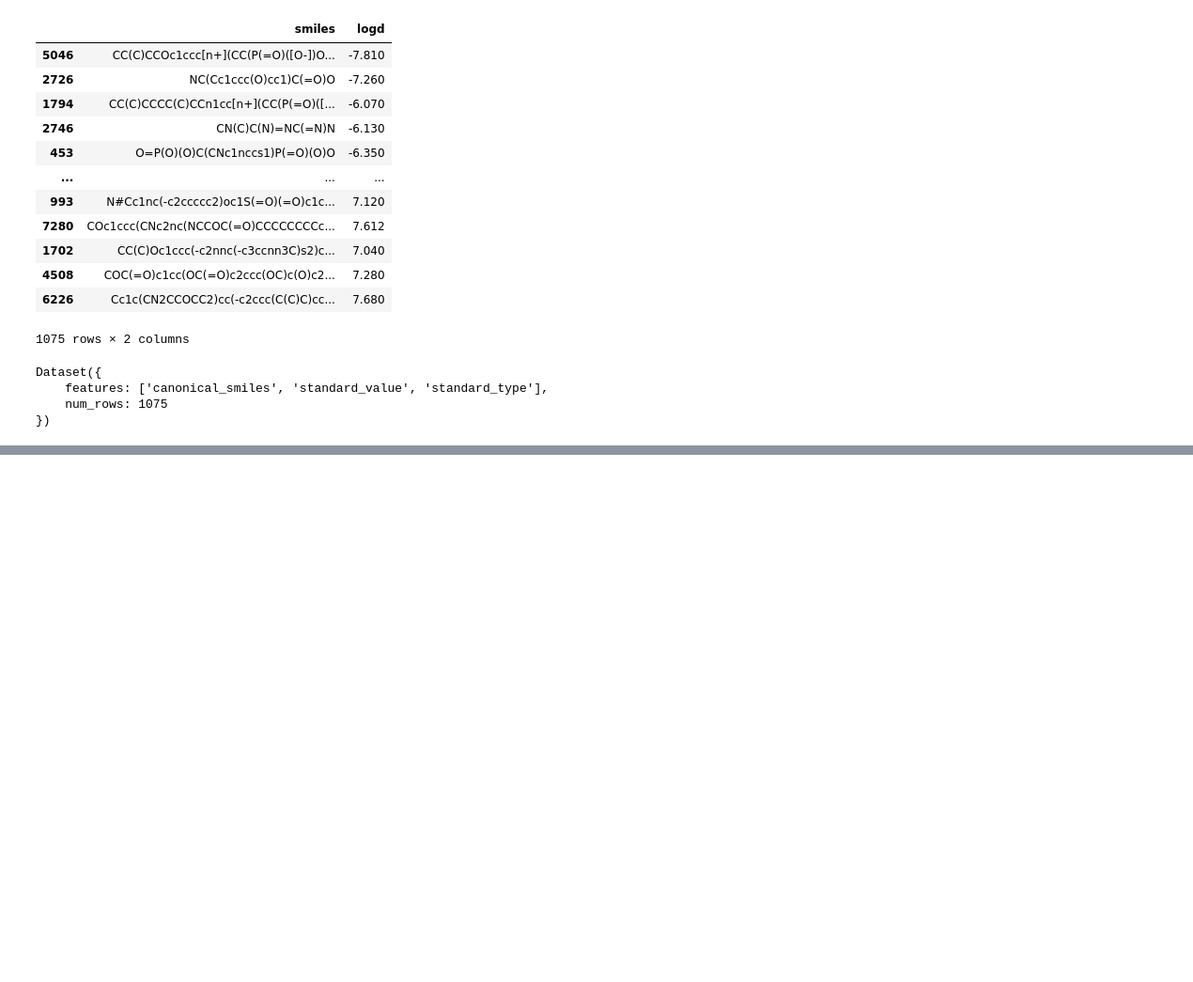
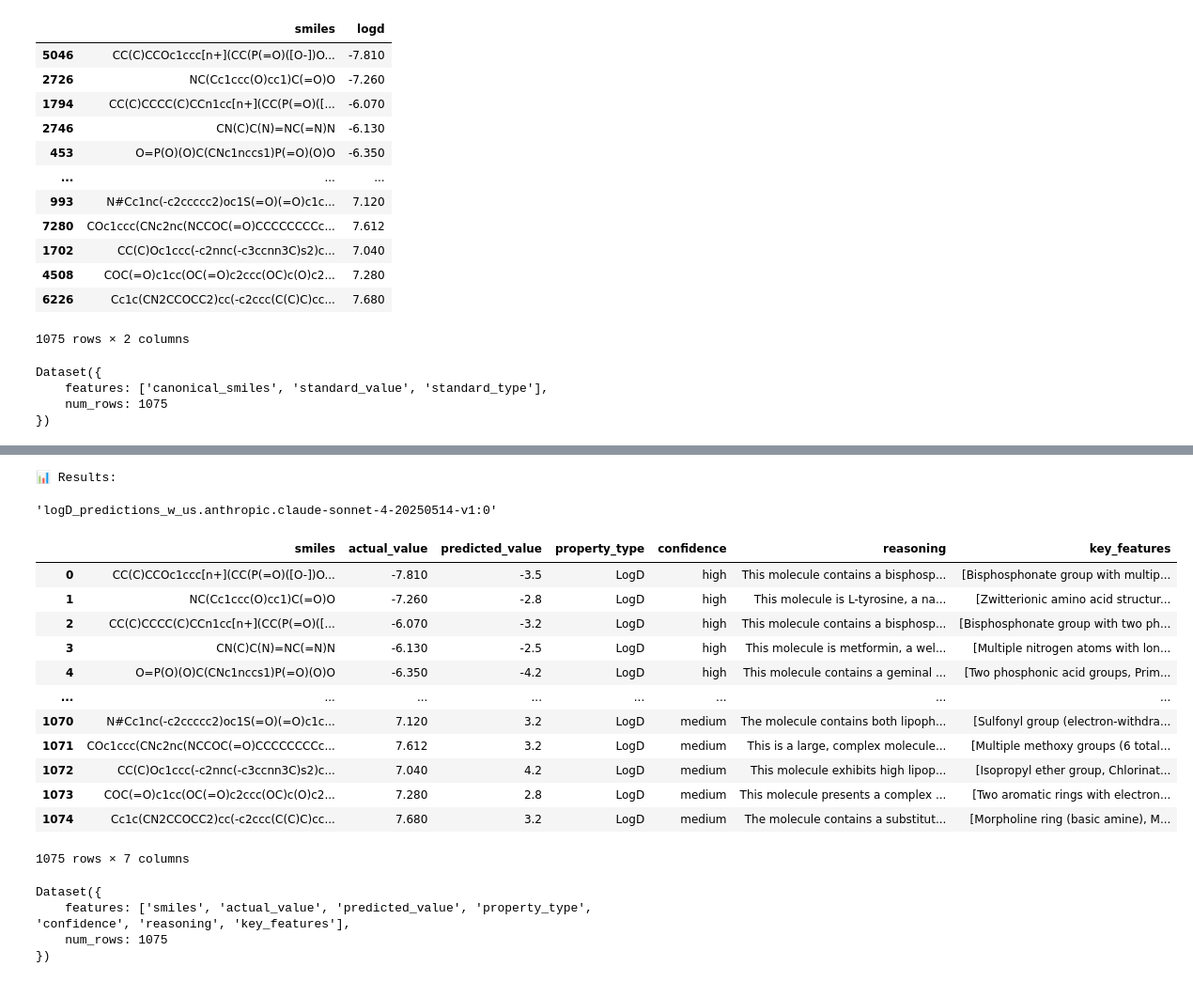
Before and after one commit to leelasd/GraphGen, a Jupyter notebook: bespokelabs-curator/learn-curator.ipynb, the cells around one changed output, grey strips where cells are left out. Shown at 94% size. Drawn from its saved outputs; the diff is of its cells as text; code cells hidden in the pictures; blank space fills up the shorter version.

```diff
--- a/bespokelabs-curator/learn-curator.ipynb
+++ b/bespokelabs-curator/learn-curator.ipynb
@@ -10,8 +10,13 @@ from pathlib import Path
 from typing import List, Dict
 import litellm
 litellm.drop_params = True
-
-
 import os
+os.environ["AWS_PROFILE"] = "genai"
 os.environ["CURATOR_VIEWER"] = "1"
 os.environ["BESPOKE_API_KEY"] = "bespoke-9ff97e97445794907bec5ef8d57fd925da61e8ba7586c17ec2dca4bdffb87b9b"
+
+#model_name = "bedrock/us.anthropic.claude-3-7-sonnet-20250219-v1:0"
+#model_name = "bedrock/us.amazon.nova-micro-v1:0"  # Does not work
+#model_name = "bedrock/us.amazon.nova-lite-v1:0" # Does not work
+#model_name = "bedrock/us.amazon.nova-pro-v1:0"
+model_name = "bedrock/us.anthropic.claude-sonnet-4-20250514-v1:0" # Works with careful backend params
@@ -161,0 +178,13 @@ predictor = PropertyPredictor(
+# %%
+# Solution 1: Add timeout and retry configuration
+import time
+
+# Configure the predictor with timeout and retry settings
+predictor = PropertyPredictor(
+    model_name=model_name,
+    backend="litellm",
+    backend_params={
+        "max_requests_per_minute": 180,        # 10% buffer under 200 RPM limit
+        "seconds_to_pause_on_rate_limit": 60   # Wait 1 minute on rate limit
+    }
+)
@@ -183,9 +276,37 @@ Generating predictions...
 # %%
 print("\n📊 Results:")
 logD_dataset_df = results.dataset.to_pandas()
+# %% [output]
+📊 Results:
+# %%
+fname_suffix = f'logD_predictions_w_{model_name.split("/")[1]}'
+# %%
+fname_suffix
+# %% [output]
+'logD_predictions_w_us.anthropic.claude-sonnet-4-20250514-v1:0'
 # %%
+logD_dataset_df.to_csv(fname_suffix +'.csv')
 logD_dataset_df
+# %% [output]
+|  | smiles | actual_value | predicted_value | property_type | confidence | reasoning | key_features |
+| 0 | CC(C)CCOc1ccc[n+](CC(P(=O)([O-])O... | -7.810 | -3.5 | LogD | high | This molecule contains a bisphosp... | [Bisphosphonate group with multip... |
+| 1 | NC(Cc1ccc(O)cc1)C(=O)O | -7.260 | -2.8 | LogD | high | This molecule is L-tyrosine, a na... | [Zwitterionic amino acid structur... |
+| 2 | CC(C)CCCC(C)CCn1cc[n+](CC(P(=O)([... | -6.070 | -3.2 | LogD | high | This molecule contains a bisphosp... | [Bisphosphonate group with two ph... |
+| 3 | CN(C)C(N)=NC(=N)N | -6.130 | -2.5 | LogD | high | This molecule is metformin, a wel... | [Multiple nitrogen atoms with lon... |
+| 4 | O=P(O)(O)C(CNc1nccs1)P(=O)(O)O | -6.350 | -4.2 | LogD | high | This molecule contains a geminal ... | [Two phosphonic acid groups, Prim... |
+| ... | ... | ... | ... | ... | ... | ... | ... |
+| 1070 | N#Cc1nc(-c2ccccc2)oc1S(=O)(=O)c1c... | 7.120 | 3.2 | LogD | medium | The molecule contains both lipoph... | [Sulfonyl group (electron-withdra... |
+| 1071 | COc1ccc(CNc2nc(NCCOC(=O)CCCCCCCCc... | 7.612 | 3.2 | LogD | medium | This is a large, complex molecule... | [Multiple methoxy groups (6 total... |
+| 1072 | CC(C)Oc1ccc(-c2nnc(-c3ccnn3C)s2)c... | 7.040 | 4.2 | LogD | medium | This molecule exhibits high lipop... | [Isopropyl ether group, Chlorinat... |
+| 1073 | COC(=O)c1cc(OC(=O)c2ccc(OC)c(O)c2... | 7.280 | 2.8 | LogD | medium | This molecule presents a complex ... | [Two aromatic rings with electron... |
+| 1074 | Cc1c(CN2CCOCC2)cc(-c2ccc(C(C)C)cc... | 7.680 | 3.2 | LogD | medium | The molecule contains a substitut... | [Morpholine ring (basic amine), M... |
+1075 rows × 7 columns
 # %%
 results.dataset
+# %% [output]
+Dataset({
+    features: ['smiles', 'actual_value', 'predicted_value', 'property_type', 'confidence', 'reasoning', 'key_features'],
+    num_rows: 1075
+})
 # %%
 results.dataset.to_list()
```
Also changed, not shown: parts of 11 cells of this notebook, 1 other file.
